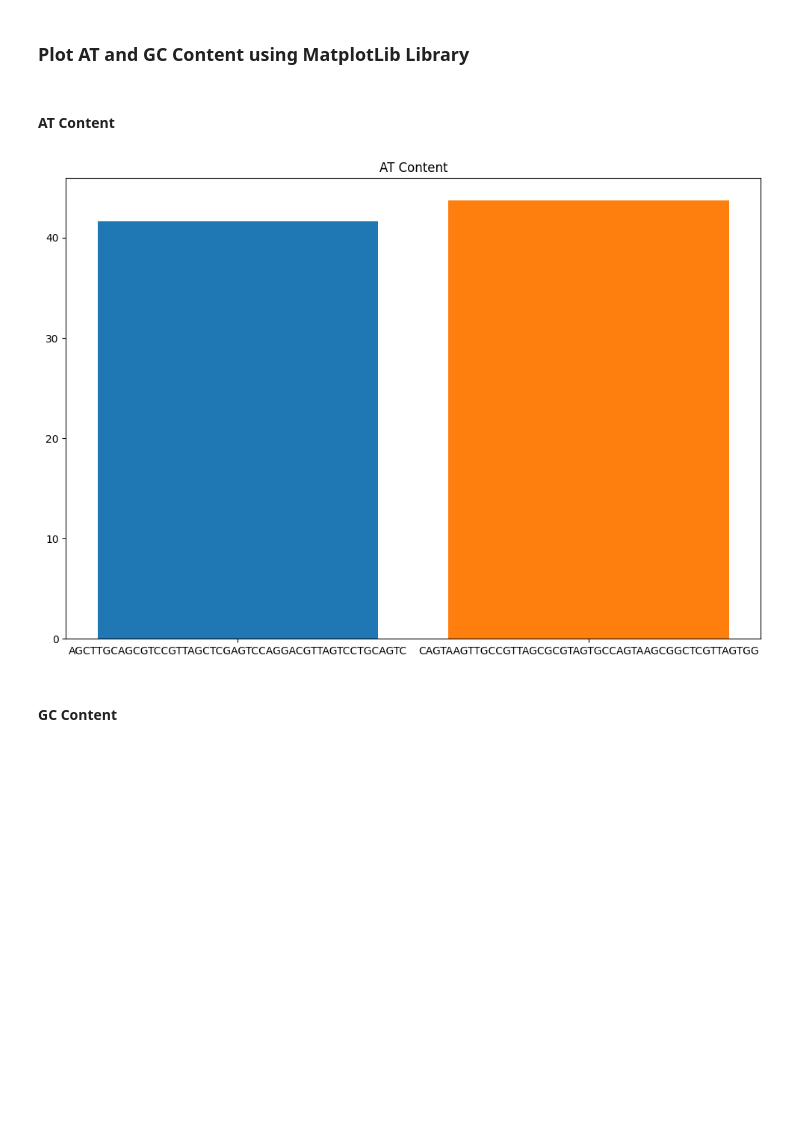
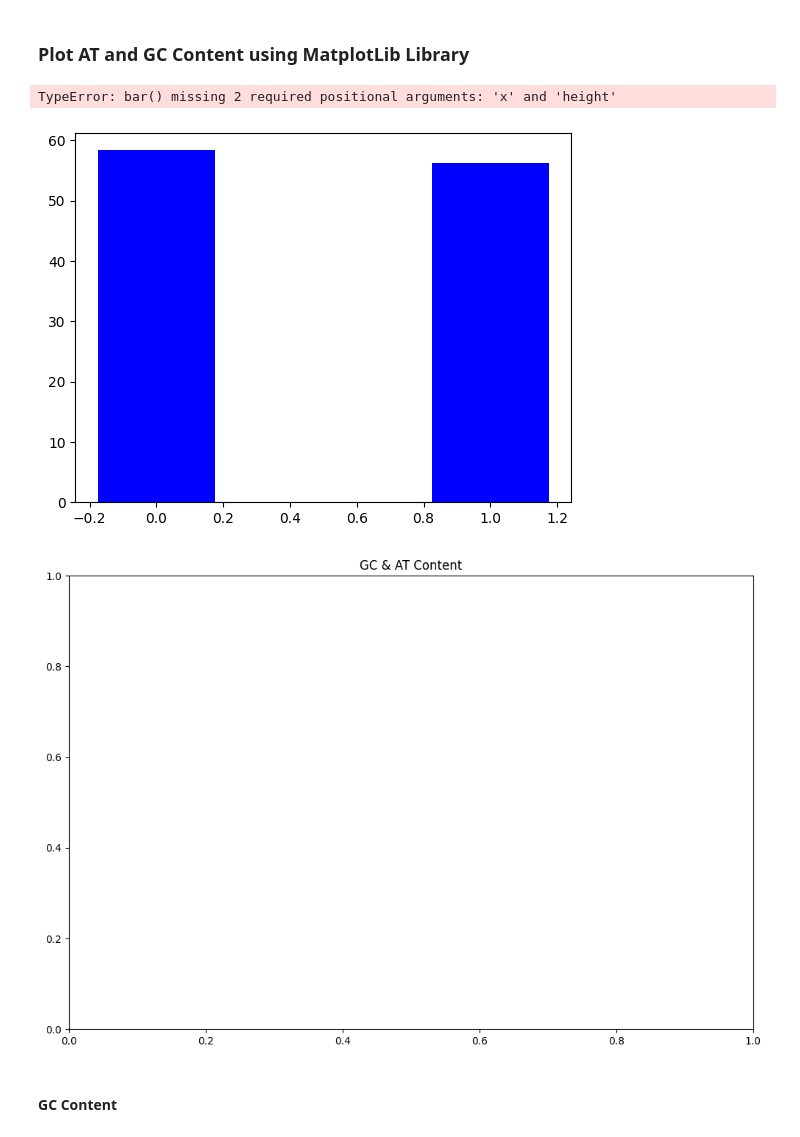
Before and after one commit to JonathanSuryaS/CompBio-Exercise, a Jupyter notebook: 2.ipynb, the cells around one changed output. Saved outputs shown, nothing was run; the diff lists cells and outputs as text; code cells hidden in the pictures; blank space fills up the shorter version.

```diff
--- a/2.ipynb
+++ b/2.ipynb
@@ -89,16 +94,29 @@ AT content of SeqA: 41.666666666666664
 AT content of SeqB: 43.75
 # %% [markdown]
 ### Plot AT and GC Content using MatplotLib Library
-# %% [markdown]
-#### AT Content
-# %%
-plt.figure(figsize=(12, 8))
-plt.title('AT Content')
-plt.bar(x = SeqA, height=((1 - GC(SeqA))*100))
-plt.bar(x = SeqB, height=((1 - GC(SeqB))*100))
-plt.show()
-# %% [output]
-[figure, removed]
+# %%
+gccontentA = GC(SeqA)*100
+gccontentB = GC(SeqB)*100
+
+atcontentA = (1-gccontentA)*100
+atcontentB = (1-gccontentB)*100
+
+gc_content = [gccontentA, gccontentB]
+at_content = [atcontentA, atcontentB]
+
+bar_width = 0.35
+index = range(2)
+plt.bar(index, gc_content, bar_width, label='GC Content', color='blue')
+
+
+plt.figure(figsize=(12, 8))
+plt.title('GC & AT Content')
+plt.bar()
+plt.show()
+# %% [output]
+TypeError: bar() missing 2 required positional arguments: 'x' and 'height'
+[figure, added]
+[figure, added]
 # %% [markdown]
 #### GC Content
 # %%
```
Also changed, not shown: parts of 7 cells of this notebook, 3 other files.
